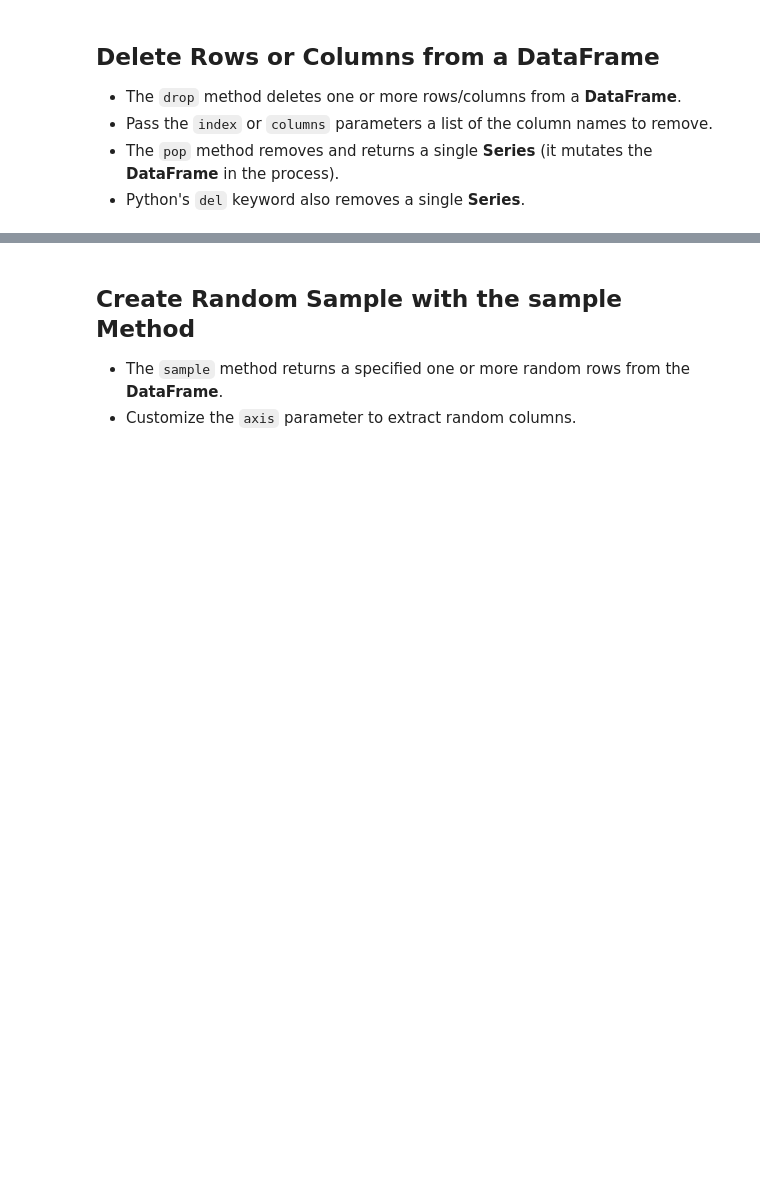
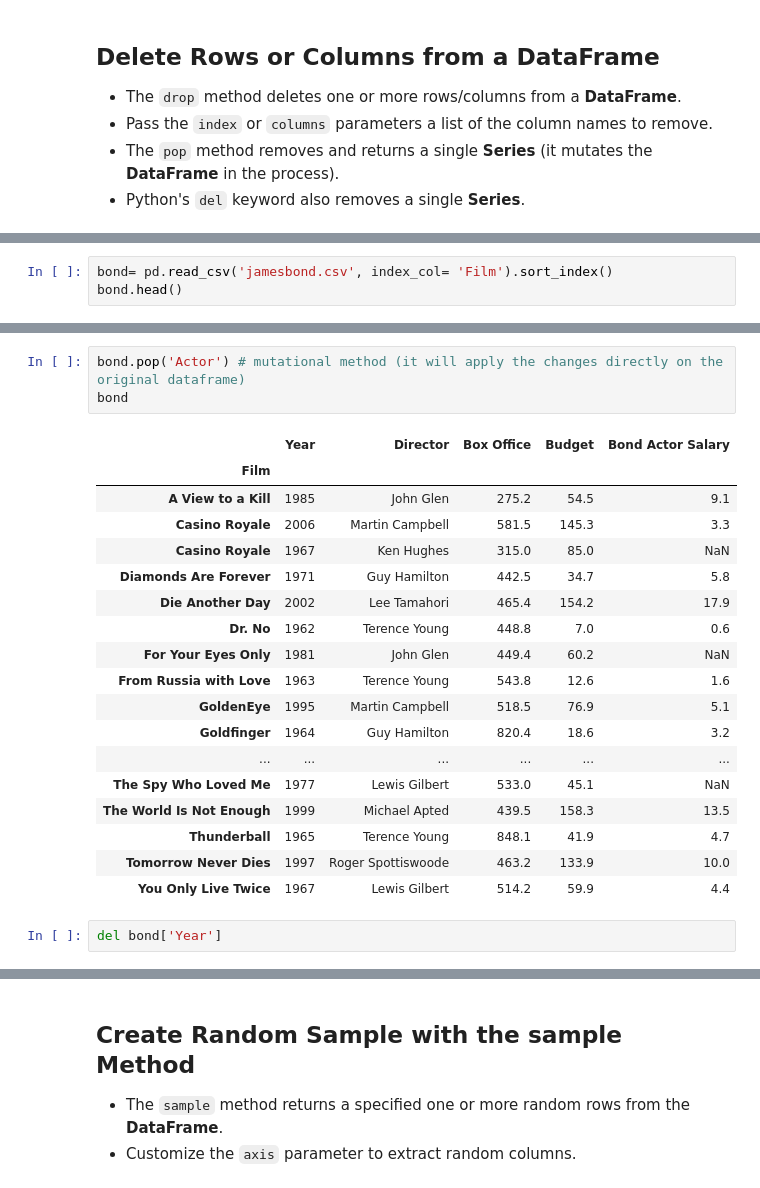
Before and after one commit to Lucas01iveira/Data-Engineering, a Jupyter notebook: Data Analysis with Pandas and Python/materials/pandas/Incomplete/06 - DataFrames III - Data Extraction.ipynb, the cells around one changed output, grey strips where cells are left out. Drawn from its saved outputs; the diff is of its cells as text; blank space fills up the shorter version.

```diff
--- a/Data Analysis with Pandas and Python/materials/pandas/Incomplete/06 - DataFrames III - Data Extraction.ipynb
+++ b/Data Analysis with Pandas and Python/materials/pandas/Incomplete/06 - DataFrames III - Data Extraction.ipynb
@@ -830,0 +841,3 @@ bond.head()
+# %%
+bond= pd.read_csv('jamesbond.csv', index_col= 'Film').sort_index()
+bond.head()
@@ -830,0 +866,24 @@ bond.head()
+# %%
+bond.pop('Actor') # mutational method (it will apply the changes directly on the original dataframe)
+bond
+# %% [output]
+|  | Year | Director | Box Office | Budget | Bond Actor Salary |
+| Film |  |  |  |  |  |
+| A View to a Kill | 1985 | John Glen | 275.2 | 54.5 | 9.1 |
+| Casino Royale | 2006 | Martin Campbell | 581.5 | 145.3 | 3.3 |
+| Casino Royale | 1967 | Ken Hughes | 315.0 | 85.0 | NaN |
+| Diamonds Are Forever | 1971 | Guy Hamilton | 442.5 | 34.7 | 5.8 |
+| Die Another Day | 2002 | Lee Tamahori | 465.4 | 154.2 | 17.9 |
+| Dr. No | 1962 | Terence Young | 448.8 | 7.0 | 0.6 |
+| For Your Eyes Only | 1981 | John Glen | 449.4 | 60.2 | NaN |
+| From Russia with Love | 1963 | Terence Young | 543.8 | 12.6 | 1.6 |
+| GoldenEye | 1995 | Martin Campbell | 518.5 | 76.9 | 5.1 |
+| Goldfinger | 1964 | Guy Hamilton | 820.4 | 18.6 | 3.2 |
+| ... | ... | ... | ... | ... | ... |
+| The Spy Who Loved Me | 1977 | Lewis Gilbert | 533.0 | 45.1 | NaN |
+| The World Is Not Enough | 1999 | Michael Apted | 439.5 | 158.3 | 13.5 |
+| Thunderball | 1965 | Terence Young | 848.1 | 41.9 | 4.7 |
+| Tomorrow Never Dies | 1997 | Roger Spottiswoode | 463.2 | 133.9 | 10.0 |
+| You Only Live Twice | 1967 | Lewis Gilbert | 514.2 | 59.9 | 4.4 |
+# %%
+del bond['Year']
```
Also changed, not shown: parts of 19 cells of this notebook.
